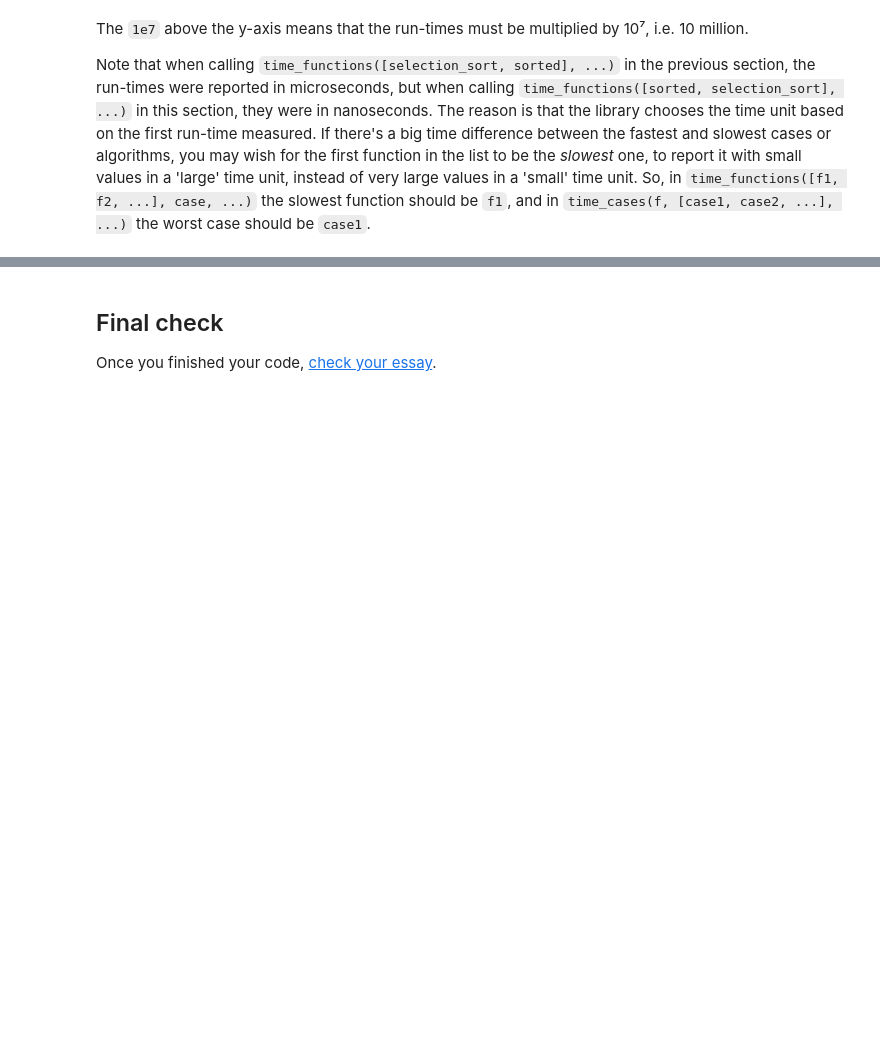
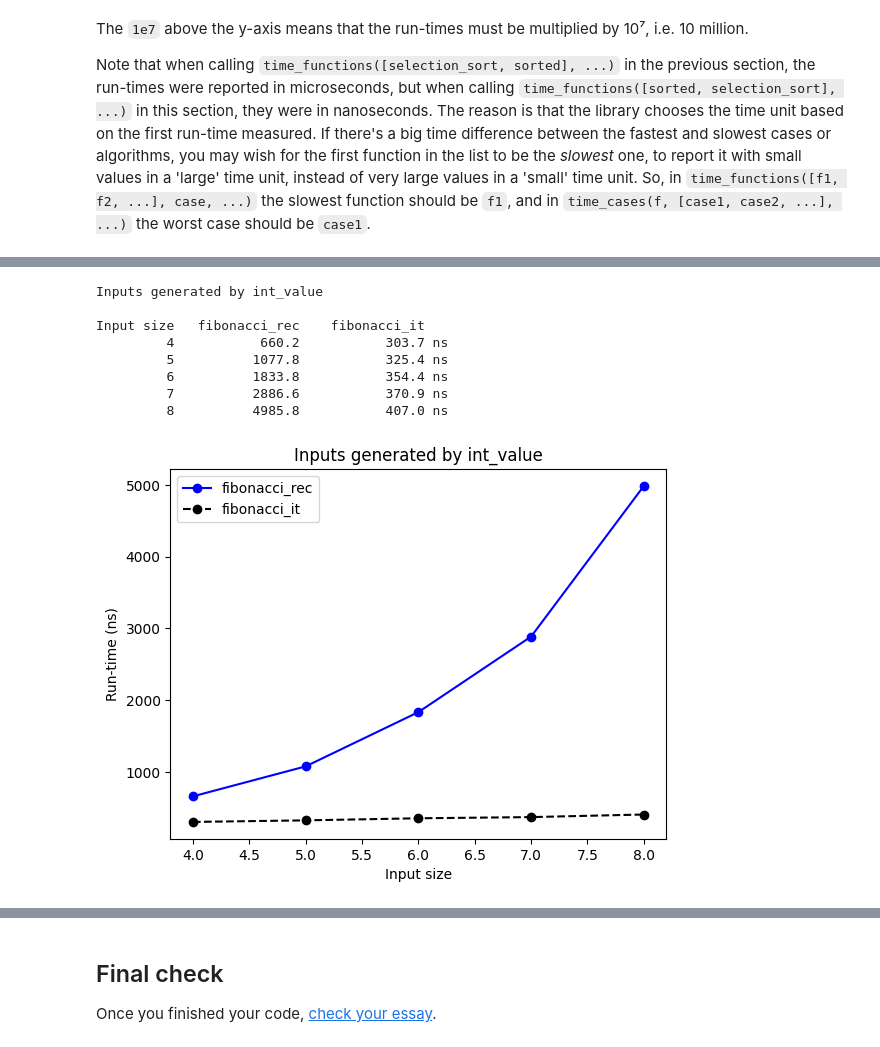
Before and after one commit to dsa-ou/algoesup, a Jupyter notebook: src/docs/coding.ipynb, the cells around one changed output, grey strips where cells are left out. Saved outputs shown, nothing was run; the diff lists cells and outputs as text; code cells hidden in the pictures; blank space fills up the shorter version.

Commit message:
Edit Coding guide: support other increments

```diff
--- a/src/docs/coding.ipynb
+++ b/src/docs/coding.ipynb
@@ -456,0 +473,16 @@ and in `time_cases(f, [case1, case2, ...], ...)` the worst case should be `case1
+# %%
+def fibonacci_rec(n: int) -> int:
+    """Return the nth term of the Fibonacci sequence."""
+    if n <= 1:
+        return n
+    else:
+        return fibonacci_rec(n-1) + fibonacci_rec(n-2)
+
+def fibonacci_it(n: int) -> int:
+    """Return the nth term of the Fibonacci sequence."""
+    if n <= 1:
+        return n
+    previous_fib, current_fib = 0, 1
+    for _ in range(2, n + 1):
+        previous_fib, current_fib = current_fib, previous_fib + current_fib
+    return current_fib
@@ -456,0 +491,4 @@ and in `time_cases(f, [case1, case2, ...], ...)` the worst case should be `case1
+# %%
+def int_value(n: int) -> tuple[int]:
+    """Return the value n."""
+    return (n,)
@@ -457,3 +509,21 @@ and in `time_cases(f, [case1, case2, ...], ...)` the worst case should be `case1
+# %%
+time_functions([fibonacci_rec, fibonacci_it],
+                                   int_value,
+                                     start=4,
+                                     steps=4,
+                                    factor=1,
+                                 increment=1,
+                                  chart=True)
+# %% [output]
+Inputs generated by int_value
+
+Input size   fibonacci_rec    fibonacci_it
+         4           660.2           303.7 ns
+         5          1077.8           325.4 ns
+         6          1833.8           354.4 ns
+         7          2886.6           370.9 ns
+         8          4985.8           407.0 ns
+[figure, added]
 # %% [markdown]
 ### Interpreting run-times
 If, as the input size doubles, the run-times...
```
Also changed, not shown: parts of 14 cells of this notebook, 1 other file.
